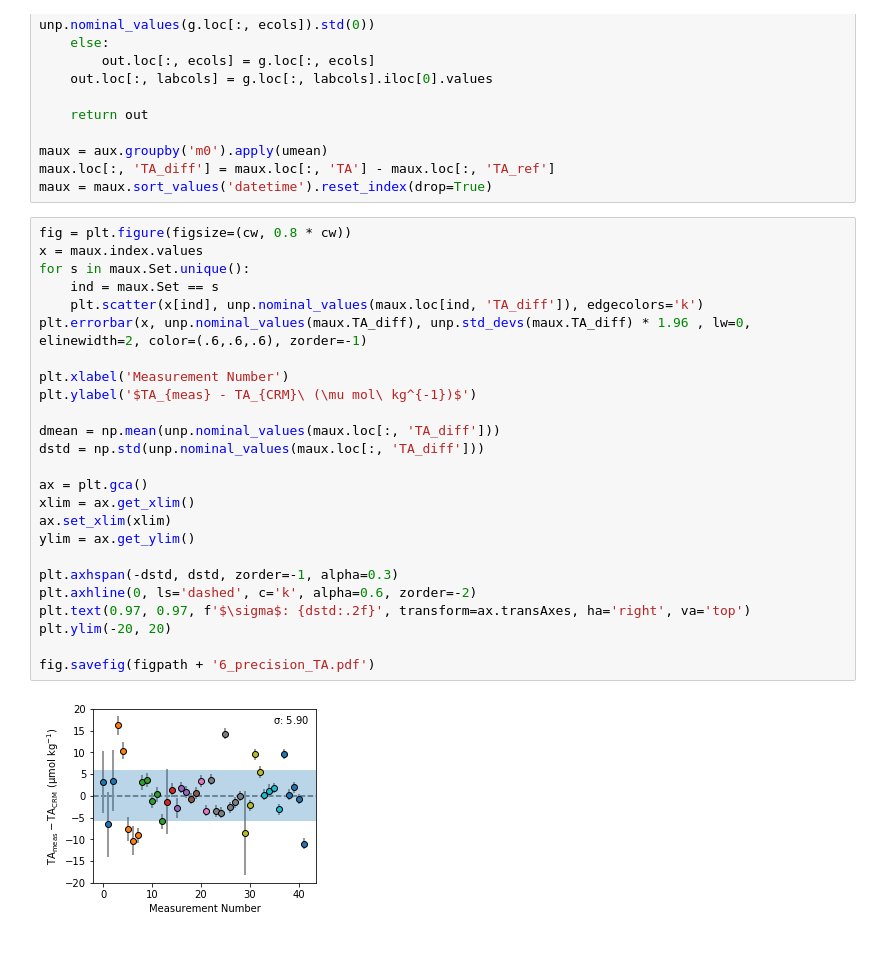
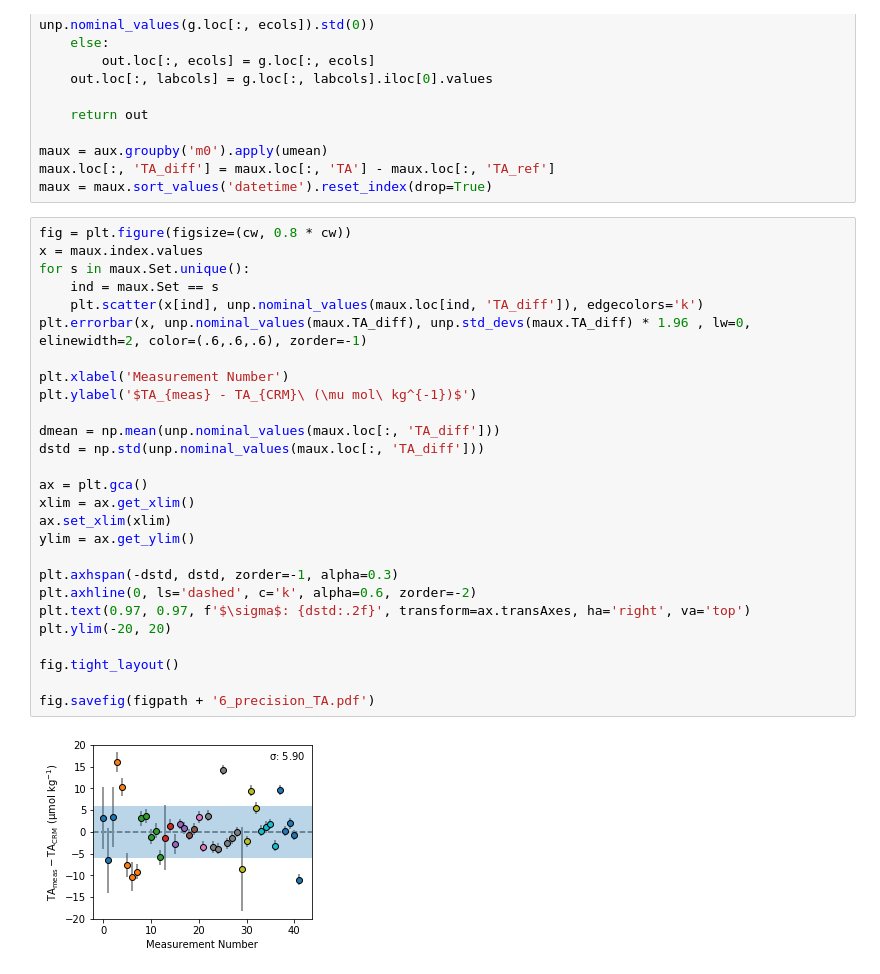
Before and after one commit to oscarbranson/carbspec, a Jupyter notebook: SI/Figures.ipynb, the cells around one changed output. Saved outputs shown, nothing was run; the diff lists cells and outputs as text.

Commit message:
figure margin tweak

```diff
--- a/SI/Figures.ipynb
+++ b/SI/Figures.ipynb
@@ -229,27 +229,29 @@ maux = maux.sort_values('datetime').reset_index(drop=True)
 # %%
 fig = plt.figure(figsize=(cw, 0.8 * cw))
 x = maux.index.values
 for s in maux.Set.unique():
     ind = maux.Set == s
     plt.scatter(x[ind], unp.nominal_values(maux.loc[ind, 'TA_diff']), edgecolors='k')
 plt.errorbar(x, unp.nominal_values(maux.TA_diff), unp.std_devs(maux.TA_diff) * 1.96 , lw=0, elinewidth=2, color=(.6,.6,.6), zorder=-1)
 
 plt.xlabel('Measurement Number')
 plt.ylabel('$TA_{meas} - TA_{CRM}\ (\mu mol\ kg^{-1})$')
 
 dmean = np.mean(unp.nominal_values(maux.loc[:, 'TA_diff']))
 dstd = np.std(unp.nominal_values(maux.loc[:, 'TA_diff']))
 
 ax = plt.gca()
 xlim = ax.get_xlim()
 ax.set_xlim(xlim)
 ylim = ax.get_ylim()
 
 plt.axhspan(-dstd, dstd, zorder=-1, alpha=0.3)
 plt.axhline(0, ls='dashed', c='k', alpha=0.6, zorder=-2)
 plt.text(0.97, 0.97, f'$\sigma$: {dstd:.2f}', transform=ax.transAxes, ha='right', va='top')
 plt.ylim(-20, 20)
 
+fig.tight_layout()
+
 fig.savefig(figpath + '6_precision_TA.pdf')
 # %% [output]
-[figure, old version]
+[figure, new version]
```
Also changed, not shown: 3 other files.
